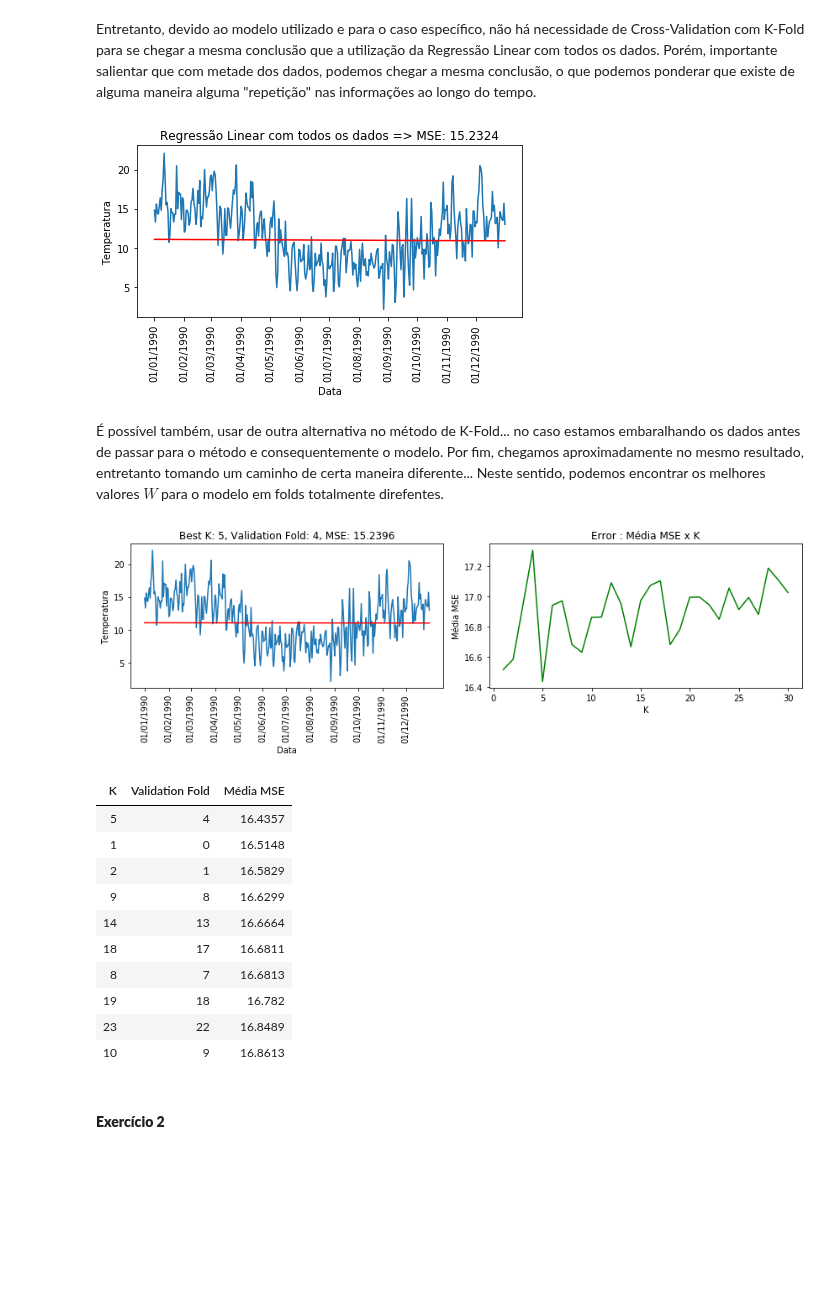
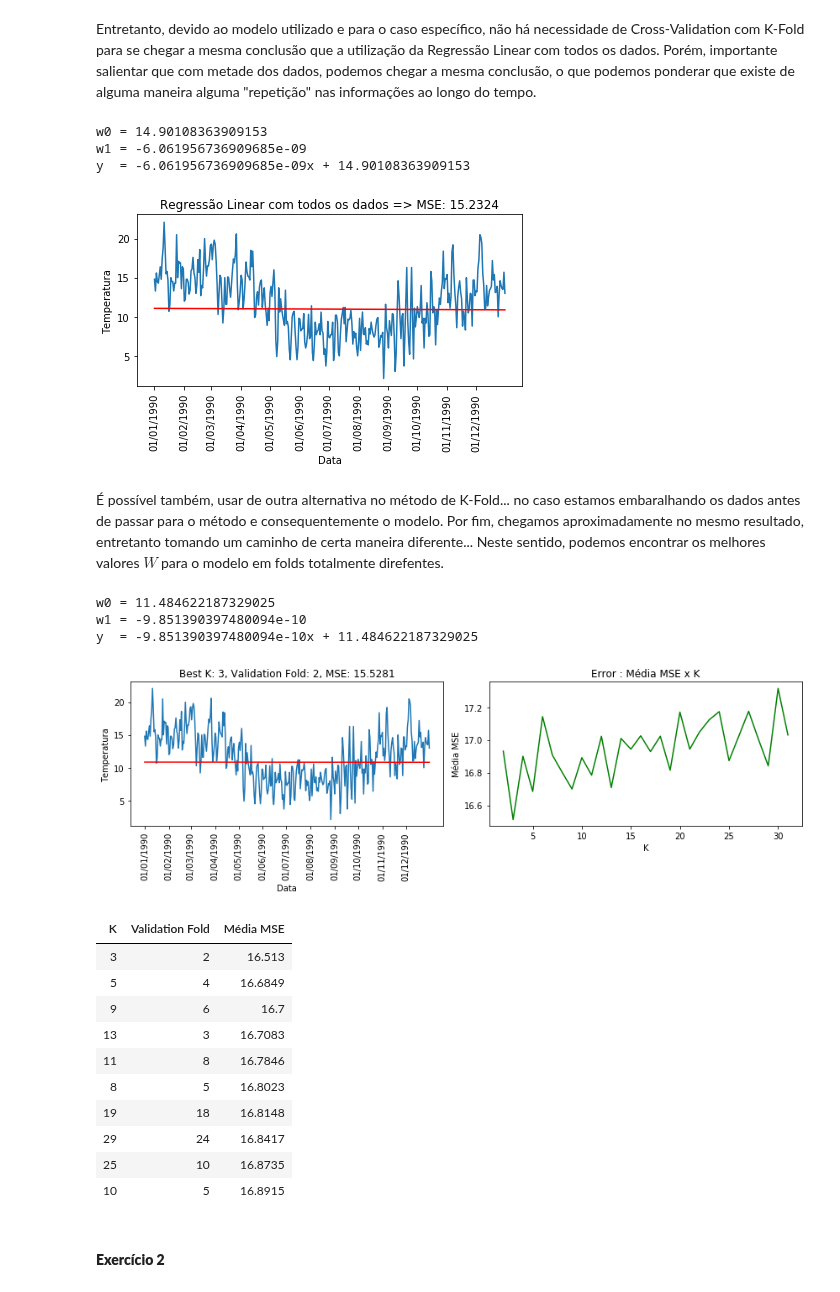
Before and after one commit to rdenadai/ia006c, a Jupyter notebook: notebooks/EFC01.ipynb, the cells around one changed output. Drawn from its saved outputs; the diff is of its cells as text; code cells hidden in the pictures; blank space fills up the shorter version.

```diff
--- a/notebooks/EFC01.ipynb
+++ b/notebooks/EFC01.ipynb
@@ -458,7 +458,7 @@ def standard_scaler(x):
 
 class LinearRegressionImpl:
 
-    def __init__(self, fit_intercept=True, reg=1e-10, weights=None):
+    def __init__(self, fit_intercept=True, reg=1e-20, weights=None):
         self.w = weights
         self.fit_intercept = fit_intercept
         self._reg = reg
@@ -491,7 +491,7 @@ class LinearRegressionImpl:
 
 class PolynomialRegressionImpl(LinearRegressionImpl):
 
-    def __init__(self, fit_intercept=True, reg=1e-8, weights=None, degree=1):
+    def __init__(self, fit_intercept=True, reg=1e-20, weights=None, degree=1):
         super().__init__(fit_intercept, reg, weights)
         self.degree = degree
 
@@ -699,6 +715,11 @@ Entretanto, devido ao modelo utilizado e para o caso específico, não há neces
 linreg, _ = LinearRegressionImpl().train(X_train, y_train)
 yh_test = lr.predict(X_test)
 mse = lr.mse(y_test, yh_test)
+
+w0, w1 = lr.w
+print(f"w0 = {w0}")
+print(f"w1 = {w1}")
+print(f"y  = {w1}x + {w0}")
 
 plt.figure(figsize=(12, 4))
 plt.subplot(1, 2, 1)
@@ -711,6 +732,9 @@ plt.plot(test[:, 0], yh_test, 'r')
 plt.tight_layout()
 plt.show()
 # %% [output]
+w0 = 14.90108363909153
+w1 = -6.061956736909685e-09
+y  = -6.061956736909685e-09x + 14.90108363909153
 [figure]
 # %% [markdown]
 É possível também, usar de outra alternativa no método de K-Fold... no caso estamos embaralhando os dados antes de passar para o método e consequentemente o modelo. Por fim, chegamos aproximadamente no mesmo resultado, entretanto tomando um caminho de certa maneira diferente... Neste sentido, podemos encontrar os melhores valores $W$ para o modelo em folds totalmente direfentes.
@@ -726,6 +750,8 @@ J_k = []
 for k in range(1, 31):
     folds = kfold(train, k=k, shuffle=True)
     J = []
+    better_J = 1e+10
+    val_fold = 0
     for i in range(0, k):
         # Validation set
         X_val, y_val = folds[i][:, 0], folds[i][:, 1]
@@ -737,8 +763,12 @@ for k in range(1, 31):
         # Predict
         yh = linreg.predict(X_val)
         # MSE
-        J.append(linreg.mse(y_val, yh))
-    J_k.append((k, i, np.mean(J), folds))
+        e = linreg.mse(y_val, yh)
+        J.append(e)
+        if e < better_J:
+            val_fold = i
+            better_J = e
+    J_k.append((k, val_fold, np.mean(J), folds))
 
 best_result = None
 best_J = 1e+10
@@ -761,46 +791,56 @@ X, y = nF[0][:, 0], nF[0][:, 1]
 linreg, _ = LinearRegressionImpl().train(X, y)
 best_weights = linreg.w
 
 # Running again for the best result
 lr = LinearRegressionImpl(weights=best_weights)
 yh_test = lr.predict(X_test)
 mse = lr.mse(y_test, yh_test)
 
+w0, w1 = lr.w
+print(f"w0 = {w0}")
+print(f"w1 = {w1}")5
+print(f"y  = {w1}x + {w0}")
+
 # Data table
 J_k = np.array(J_k)
 df = pd.DataFrame([Jk[:3] for Jk in J_k], columns=["K", "Validation Fold", "Média MSE"])
+df["K"] += 1
+df["Validation Fold"] += 1
 
 plt.figure(figsize=(12, 4))
 plt.subplot(1, 2, 1)
-plt.title(f"Best K: {k}, Validation Fold: {i}, MSE: {np.round(mse, 4)}")
+plt.title(f"Best K: {k+1}, Validation Fold: {i+1}, MSE: {np.round(mse, 4)}")
 plt.xticks(dts1990[2].to_numpy().astype(np.float32), dts1990[0].to_numpy(), rotation=90)
 plt.xlabel("Data")
 plt.ylabel("Temperatura")
 plt.plot(test[:, 0], y_test)
 plt.plot(test[:, 0], yh_test, 'r')
 plt.subplot(1, 2, 2)
 plt.title(f"Error : Média MSE x K")
 plt.xlabel("K")
 plt.ylabel("Média MSE")
 plt.plot(df["K"], df["Média MSE"], "g")
 plt.tight_layout()
 plt.show()
 
 df = df.sort_values(by=["Média MSE"]).head(10)
 df.style.hide_index()
 # %% [output]
+w0 = 11.484622187329025
+w1 = -9.851390397480094e-10
+y  = -9.851390397480094e-10x + 11.484622187329025
-[figure, old version]
+[figure, new version]
 | K | Validation Fold | Média MSE |
-| 5 | 4 | 16.4357 |
-| 1 | 0 | 16.5148 |
-| 2 | 1 | 16.5829 |
-| 9 | 8 | 16.6299 |
-| 14 | 13 | 16.6664 |
-| 18 | 17 | 16.6811 |
-| 8 | 7 | 16.6813 |
-| 19 | 18 | 16.782 |
-| 23 | 22 | 16.8489 |
-| 10 | 9 | 16.8613 |
+| 3 | 2 | 16.513 |
+| 5 | 4 | 16.6849 |
+| 9 | 6 | 16.7 |
+| 13 | 3 | 16.7083 |
+| 11 | 8 | 16.7846 |
+| 8 | 5 | 16.8023 |
+| 19 | 18 | 16.8148 |
+| 29 | 24 | 16.8417 |
+| 25 | 10 | 16.8735 |
+| 10 | 5 | 16.8915 |
 # %% [markdown]
 #### **Exercício 2**
 # %%
```
Also changed, not shown: parts of 7 cells of this notebook.
